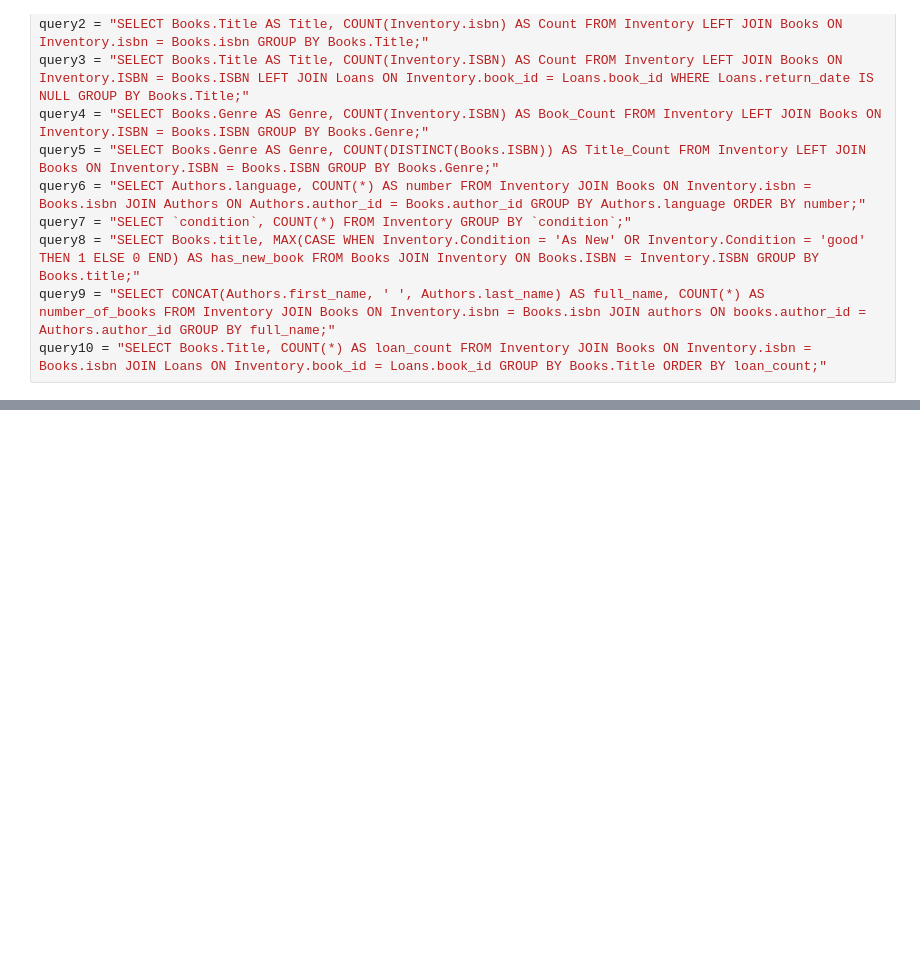
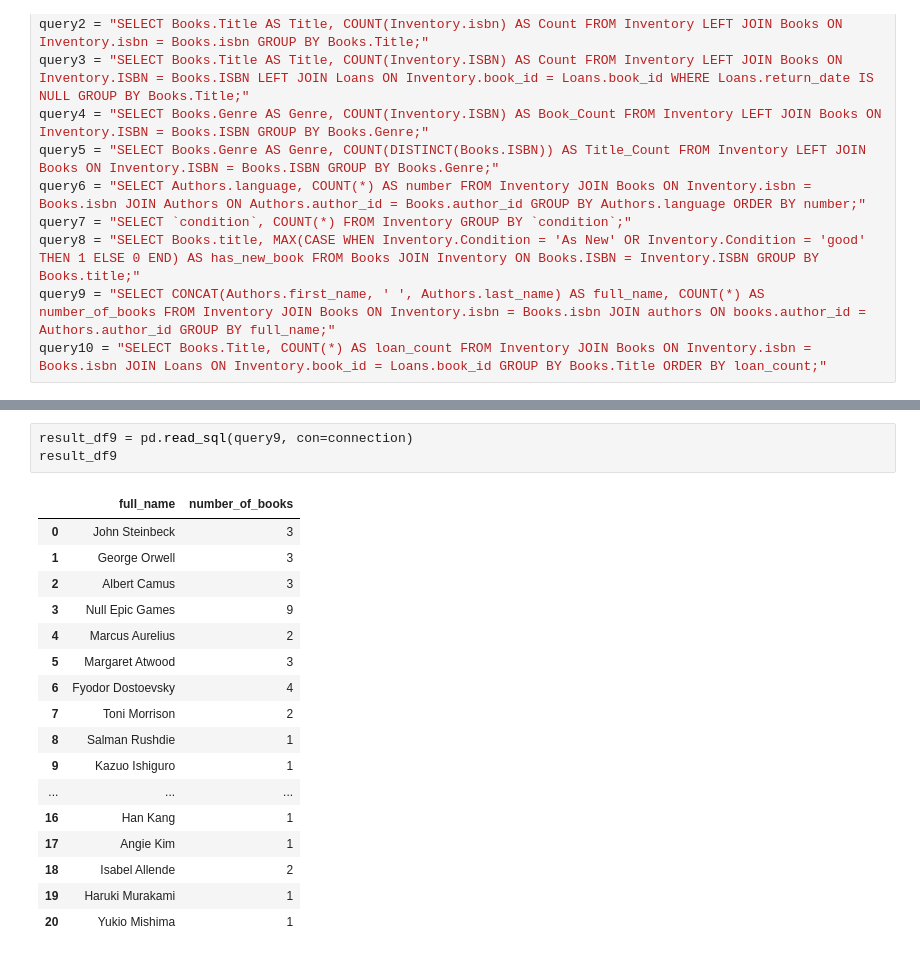
Before and after one commit to nicolehychoi/Forge_Project_2, a Jupyter notebook: SQL.ipynb, the cells around one changed output, grey strips where cells are left out. Cells and saved outputs as stored; diff of their text form; blank space fills up the shorter version.

```diff
--- a/SQL.ipynb
+++ b/SQL.ipynb
@@ -62,0 +193,21 @@ query10 = "SELECT Books.Title, COUNT(*) AS loan_count FROM Inventory JOIN Books
+# %%
+result_df9 = pd.read_sql(query9, con=connection)
+result_df9
+# %% [output]
+|  | full_name | number_of_books |
+| 0 | John Steinbeck | 3 |
+| 1 | George Orwell | 3 |
+| 2 | Albert Camus | 3 |
+| 3 | Null Epic Games | 9 |
+| 4 | Marcus Aurelius | 2 |
+| 5 | Margaret Atwood | 3 |
+| 6 | Fyodor Dostoevsky | 4 |
+| 7 | Toni Morrison | 2 |
+| 8 | Salman Rushdie | 1 |
+| 9 | Kazuo Ishiguro | 1 |
+| ... | ... | ... |
+| 16 | Han Kang | 1 |
+| 17 | Angie Kim | 1 |
+| 18 | Isabel Allende | 2 |
+| 19 | Haruki Murakami | 1 |
+| 20 | Yukio Mishima | 1 |
```
Also changed, not shown: parts of 9 cells of this notebook.
